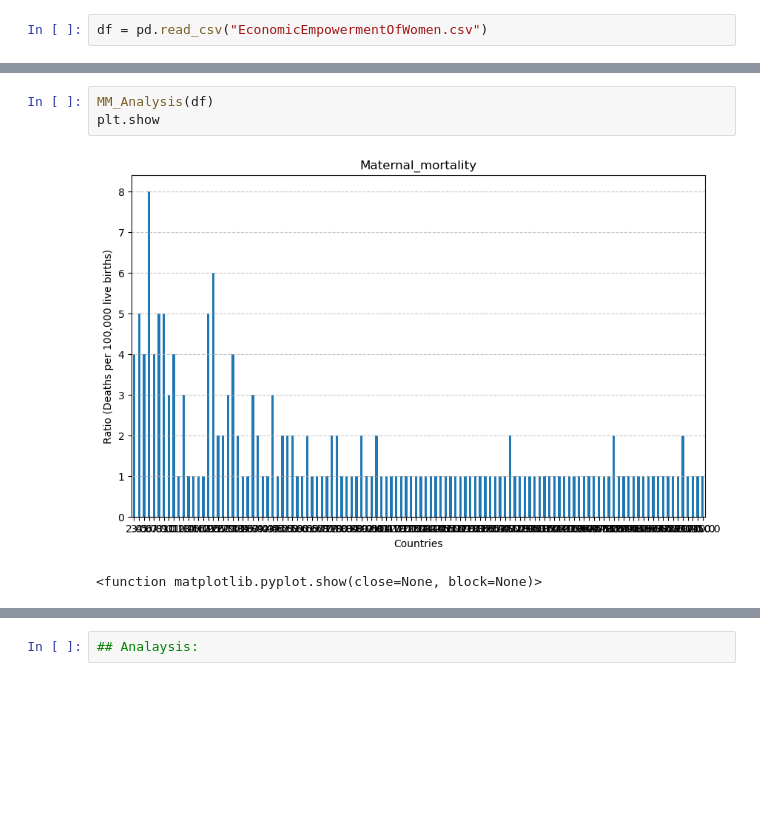
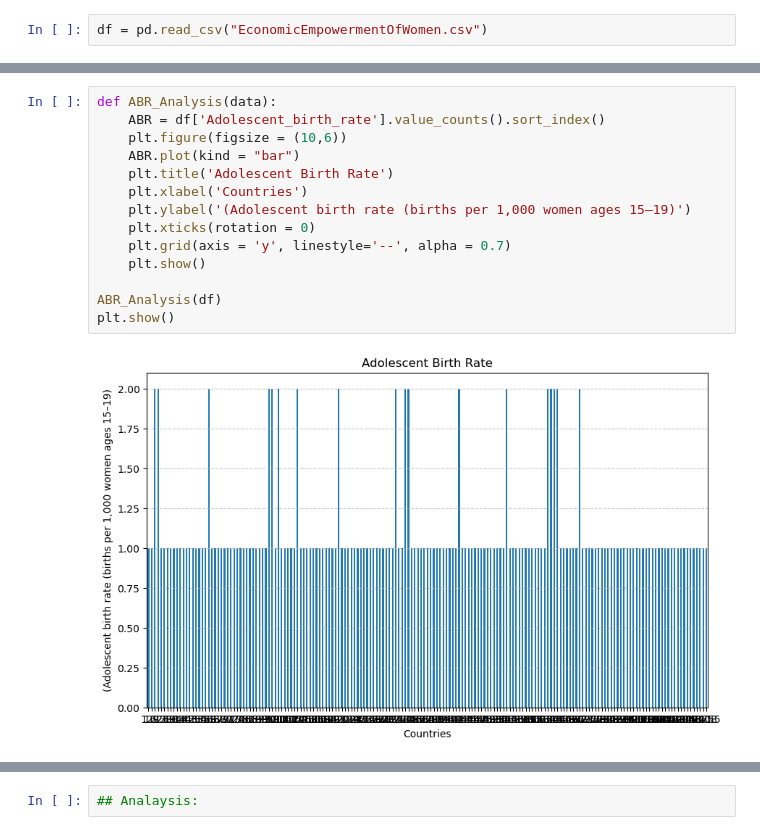
Before and after one commit to cmeddata/MeasuringEconomicEmpowermentOfWomen, a Jupyter notebook: MockDataJam2.ipynb, the cells around one changed output, grey strips where cells are left out. Cells and saved outputs as stored; diff of their text form; blank space fills up the shorter version.

```diff
--- a/MockDataJam2.ipynb
+++ b/MockDataJam2.ipynb
@@ -49,6 +72,16 @@ def MM_Analysis(data):
-# %%
-MM_Analysis(df)
-plt.show
-# %% [output]
-[figure, removed]
-<function matplotlib.pyplot.show(close=None, block=None)>
+# %%
+def ABR_Analysis(data):
+    ABR = df['Adolescent_birth_rate'].value_counts().sort_index()
+    plt.figure(figsize = (10,6))
+    ABR.plot(kind = "bar")
+    plt.title('Adolescent Birth Rate')
+    plt.xlabel('Countries')
+    plt.ylabel('(Adolescent birth rate (births per 1,000 women ages 15–19)')
+    plt.xticks(rotation = 0)
+    plt.grid(axis = 'y', linestyle='--', alpha = 0.7)
+    plt.show()
+
+ABR_Analysis(df)
+plt.show()
+# %% [output]
+[figure, added]
```
Also changed, not shown: parts of 17 cells of this notebook, 1 other file.
